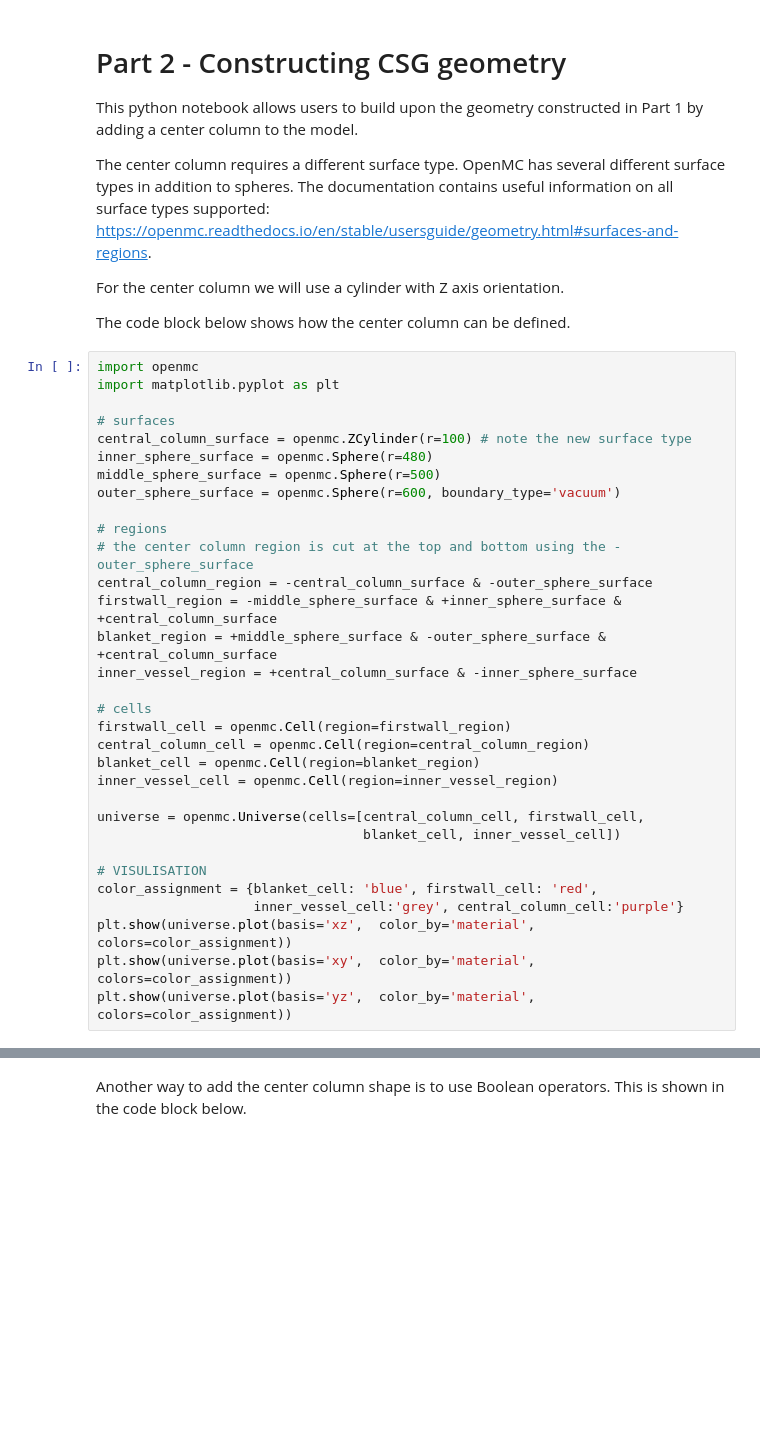
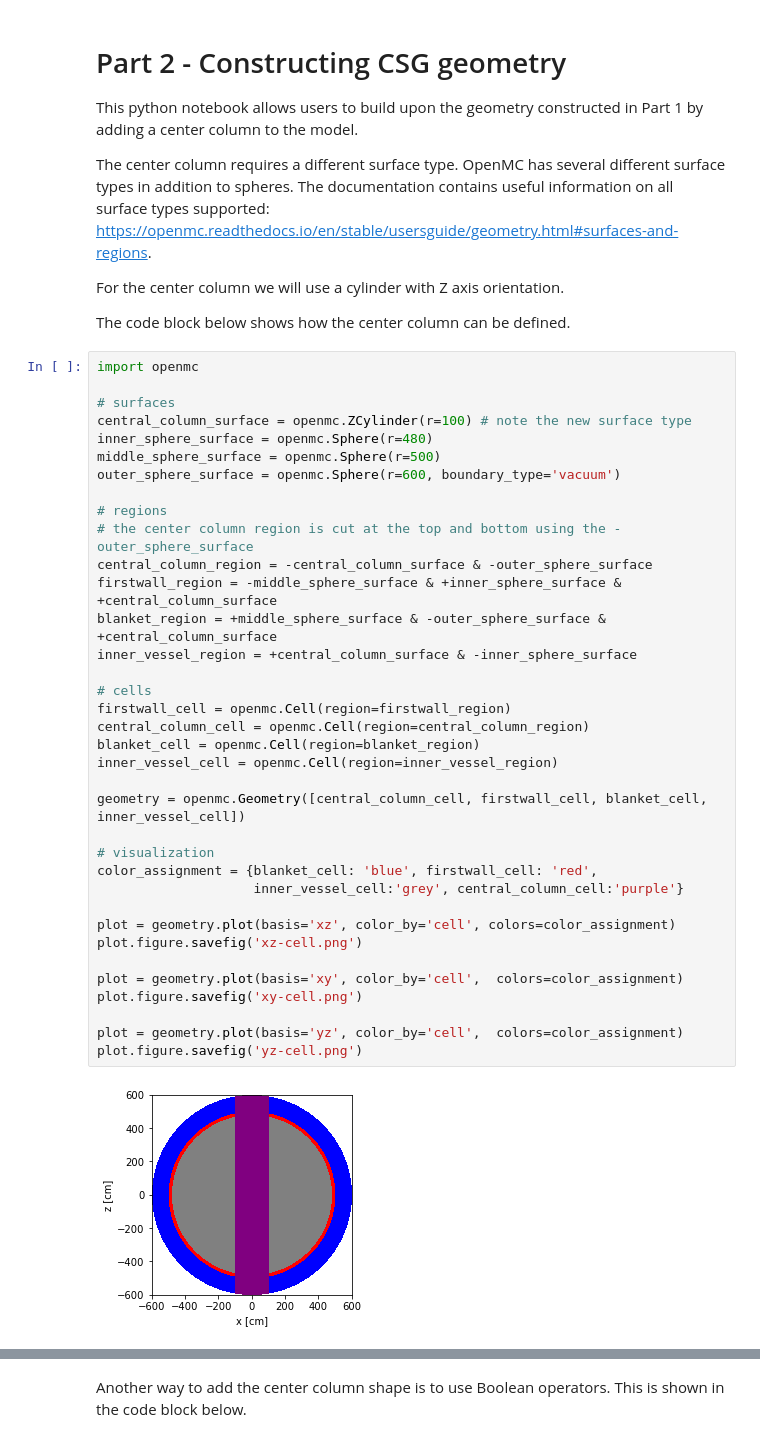
Before and after one commit to fusion-energy/neutronics-workshop, a Jupyter notebook: tasks/task_03_making_CSG_geometry/2_intermediate_csg_geometry.ipynb, the cells around one changed output, grey strips where cells are left out. Cells and saved outputs as stored; diff of their text form; blank space fills up the shorter version.

Commit message:
geometry instead of universe

```diff
--- a/tasks/task_03_making_CSG_geometry/2_intermediate_csg_geometry.ipynb
+++ b/tasks/task_03_making_CSG_geometry/2_intermediate_csg_geometry.ipynb
@@ -10,33 +10,39 @@ For the center column we will use a cylinder with Z axis orientation.
 The code block below shows how the center column can be defined.
 # %%
 import openmc
-import matplotlib.pyplot as plt
 
 # surfaces
 central_column_surface = openmc.ZCylinder(r=100) # note the new surface type
 inner_sphere_surface = openmc.Sphere(r=480)
 middle_sphere_surface = openmc.Sphere(r=500)
 outer_sphere_surface = openmc.Sphere(r=600, boundary_type='vacuum')
 
 # regions
 # the center column region is cut at the top and bottom using the -outer_sphere_surface
 central_column_region = -central_column_surface & -outer_sphere_surface
 firstwall_region = -middle_sphere_surface & +inner_sphere_surface & +central_column_surface
 blanket_region = +middle_sphere_surface & -outer_sphere_surface & +central_column_surface
 inner_vessel_region = +central_column_surface & -inner_sphere_surface
 
 # cells
 firstwall_cell = openmc.Cell(region=firstwall_region)
 central_column_cell = openmc.Cell(region=central_column_region)
 blanket_cell = openmc.Cell(region=blanket_region)
 inner_vessel_cell = openmc.Cell(region=inner_vessel_region)
 
-universe = openmc.Universe(cells=[central_column_cell, firstwall_cell,
-                                  blanket_cell, inner_vessel_cell])
+geometry = openmc.Geometry([central_column_cell, firstwall_cell, blanket_cell, inner_vessel_cell])
 
-# VISULISATION
+# visualization
 color_assignment = {blanket_cell: 'blue', firstwall_cell: 'red',
                     inner_vessel_cell:'grey', central_column_cell:'purple'}
-plt.show(universe.plot(basis='xz',  color_by='material', colors=color_assignment))
-plt.show(universe.plot(basis='xy',  color_by='material', colors=color_assignment))
-plt.show(universe.plot(basis='yz',  color_by='material', colors=color_assignment))
+
+plot = geometry.plot(basis='xz', color_by='cell', colors=color_assignment)
+plot.figure.savefig('xz-cell.png')
+
+plot = geometry.plot(basis='xy', color_by='cell',  colors=color_assignment)
+plot.figure.savefig('xy-cell.png')
+
+plot = geometry.plot(basis='yz', color_by='cell',  colors=color_assignment)
+plot.figure.savefig('yz-cell.png')
+# %% [output]
+[figure, added]
```
Also changed, not shown: parts of 2 cells of this notebook, 1 other file.
